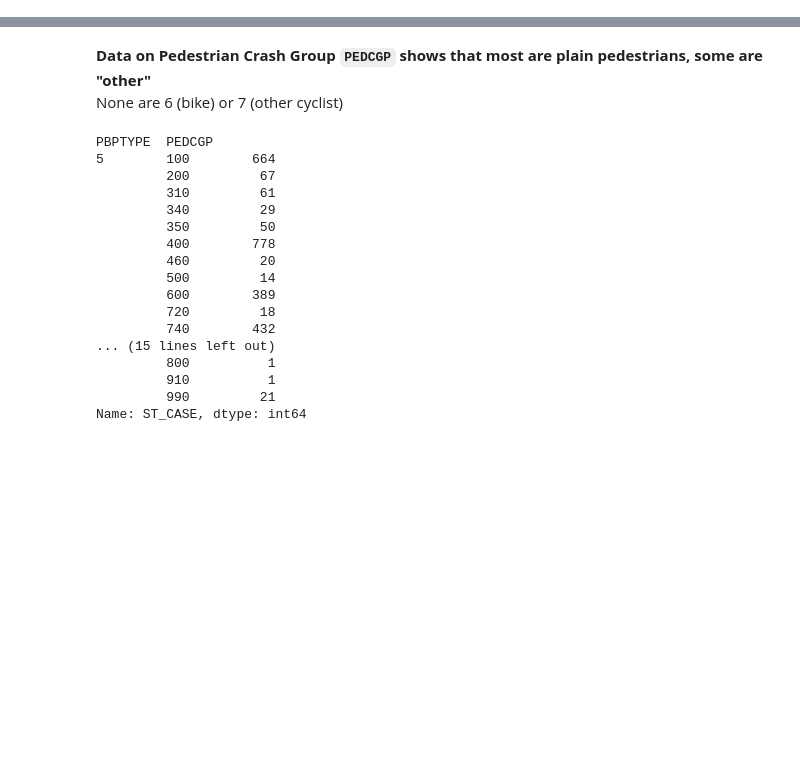
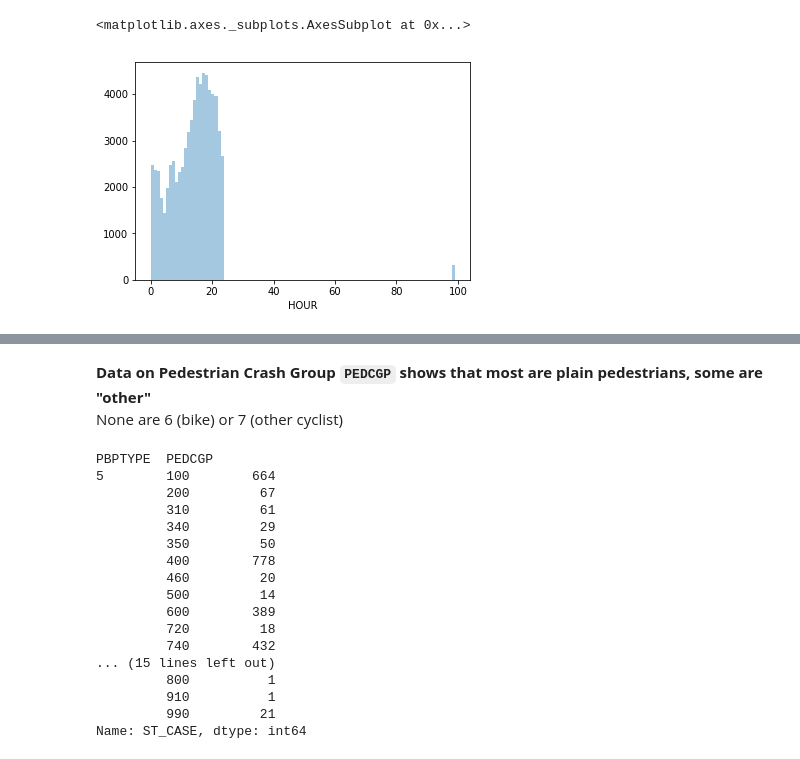
Before and after one commit to kjones5/metis_bootcamp, a Jupyter notebook: Project3_TrafficAccidentData/EDA_trafficfatalities.ipynb, the cells around one changed output, grey strips where cells are left out. Cells and saved outputs as stored; diff of their text form; code cells hidden in the pictures; blank space fills up the shorter version.

```diff
--- a/Project3_TrafficAccidentData/EDA_trafficfatalities.ipynb
+++ b/Project3_TrafficAccidentData/EDA_trafficfatalities.ipynb
@@ -86,0 +580,2 @@ Name: ST_CASE, dtype: int64
+# %%
+df_INJ_SEV = pd.get_dummies(df_master['INJ_SEV'], prefix="INJ_SEV")
@@ -86,0 +591,2 @@ Name: ST_CASE, dtype: int64
+# %%
+df_master = pd.concat([df_master, df_INJ_SEV], axis=1)
@@ -86,0 +602,2 @@ Name: ST_CASE, dtype: int64
+# %%
+df_master['FATALITY_TARGET'] = df_master['INJ_SEV_4']
@@ -86,0 +629,4 @@ Name: ST_CASE, dtype: int64
+# %%
+df_master['DATE'] = pd.to_datetime(df_master[['DAY', 'MONTH', 'YEAR']])
+df_master['DATE_TIME'] = pd.to_datetime(df_master[['DAY', 'MONTH', 'YEAR', 'HOUR', 'MINUTE']])
+df_master[['DATE', 'DATE_TIME', 'DAY_WEEK']].sample(10)
@@ -86,0 +692,5 @@ Name: ST_CASE, dtype: int64
+# %%
+sns.distplot(df_master['HOUR'], kde=False, bins=100)
+# %% [output]
+<matplotlib.axes._subplots.AxesSubplot at 0x...>
+[figure, added]
```
Also changed, not shown: parts of 159 cells of this notebook, 4 other files.
